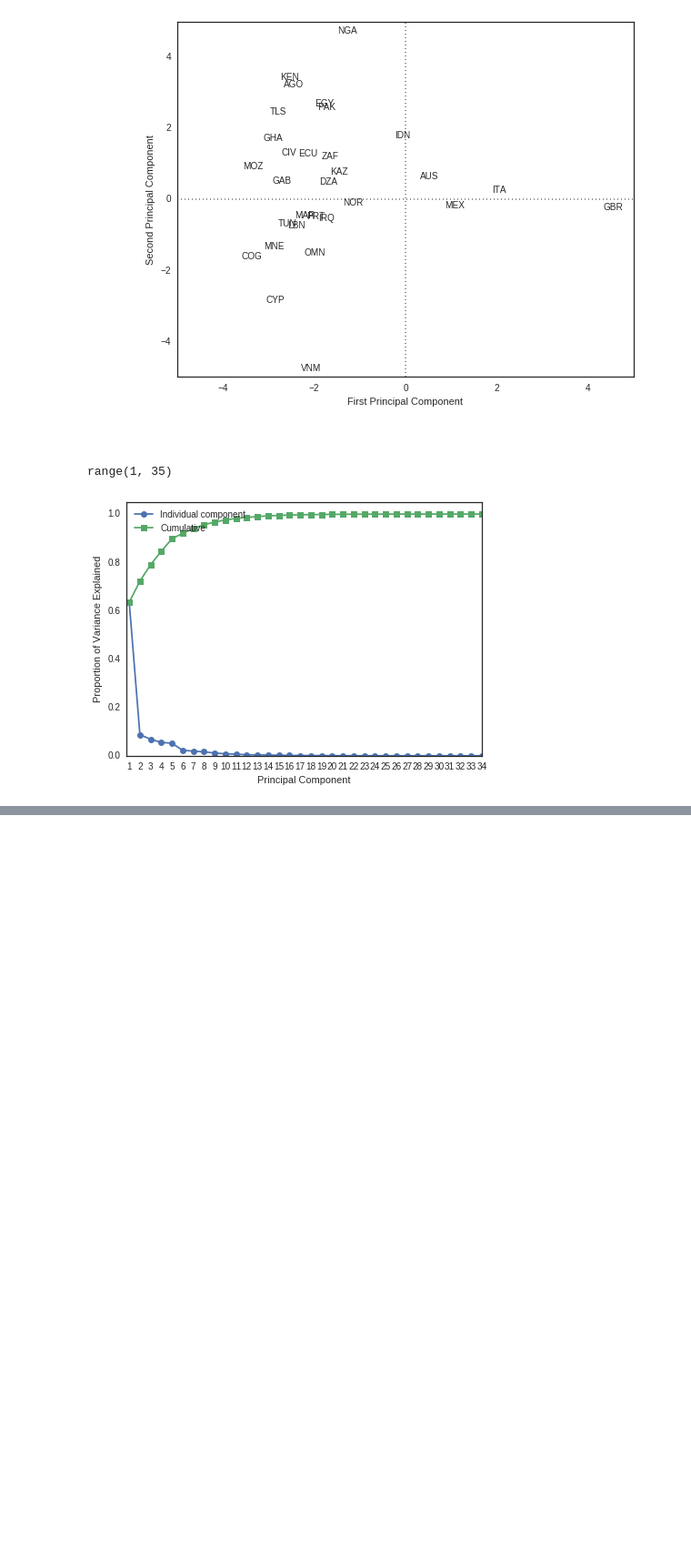
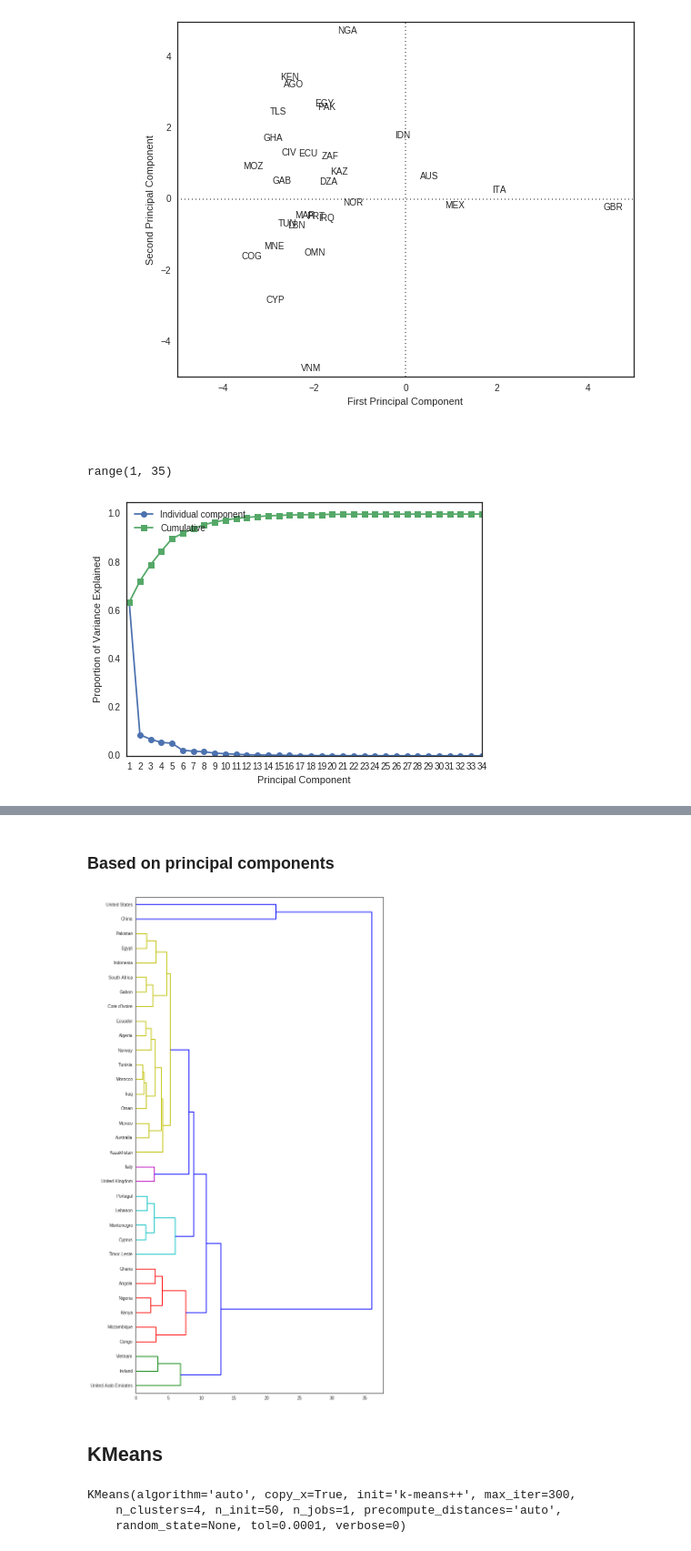
Before and after one commit to WolfLo/clustering-economies, a Jupyter notebook: preprocessing.ipynb, the cells around one changed output, grey strips where cells are left out. Shown at 91% size. Drawn from its saved outputs; the diff is of its cells as text; code cells hidden in the pictures; blank space fills up the shorter version.

```diff
--- a/preprocessing.ipynb
+++ b/preprocessing.ipynb
@@ -238,0 +241,18 @@ array([0.63513035, 0.08744845])
+# %% [markdown]
+### Based on principal components
+# %%
+# Hierarchy based on Principal Components 1 to 3
+plt.figure(figsize=(10,20))
+pca_cluster = hierarchy.dendrogram(hierarchy.complete(df_pc.iloc[:,:5]), labels=country_names, orientation='right', color_threshold=8, leaf_font_size=10)
+# %% [output]
+[figure, added]
+# %% [markdown]
+## KMeans
+# %%
+np.random.seed(2)
+km4 = KMeans(n_clusters=4, n_init=50)
+km4.fit(df)
+# %% [output]
+KMeans(algorithm='auto', copy_x=True, init='k-means++', max_iter=300,
+    n_clusters=4, n_init=50, n_jobs=1, precompute_distances='auto',
+    random_state=None, tol=0.0001, verbose=0)
```
Also changed, not shown: parts of 16 cells of this notebook.
